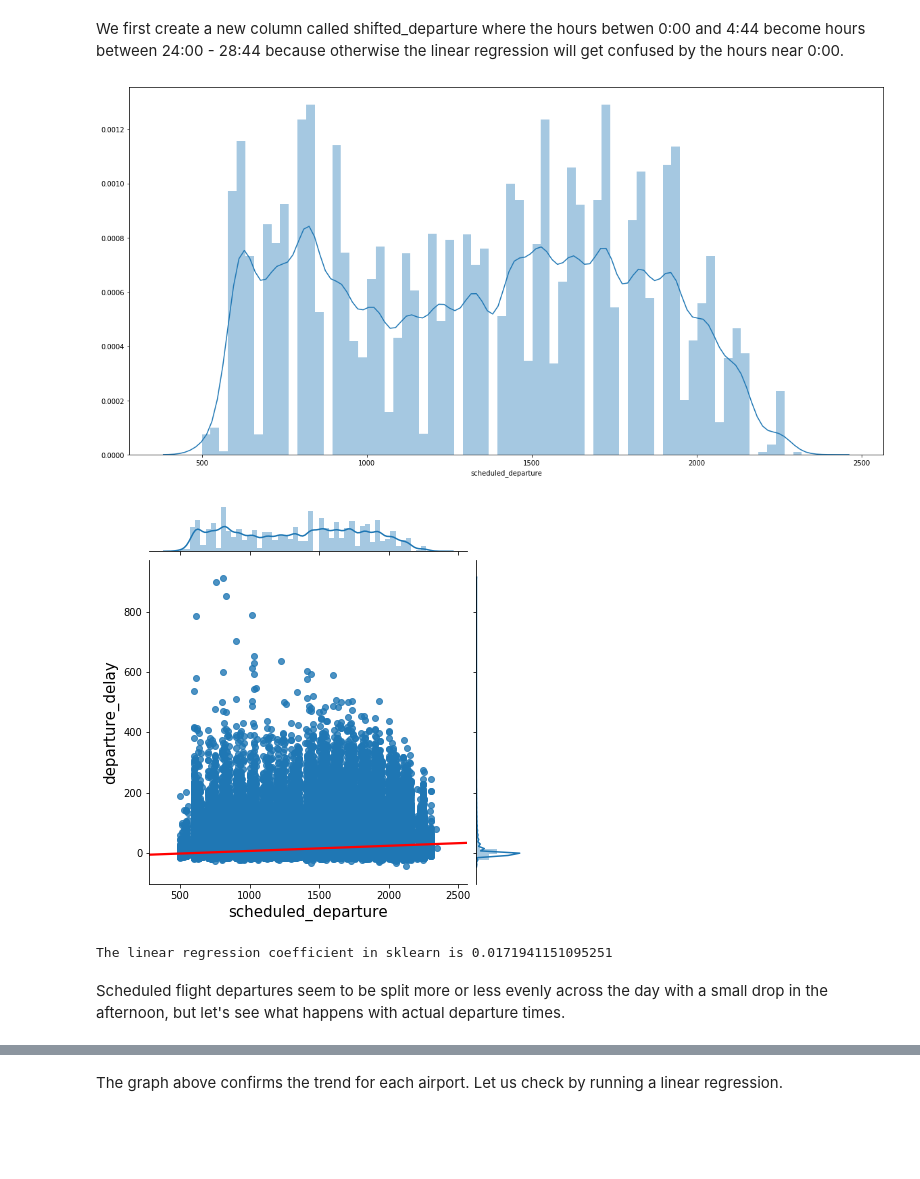
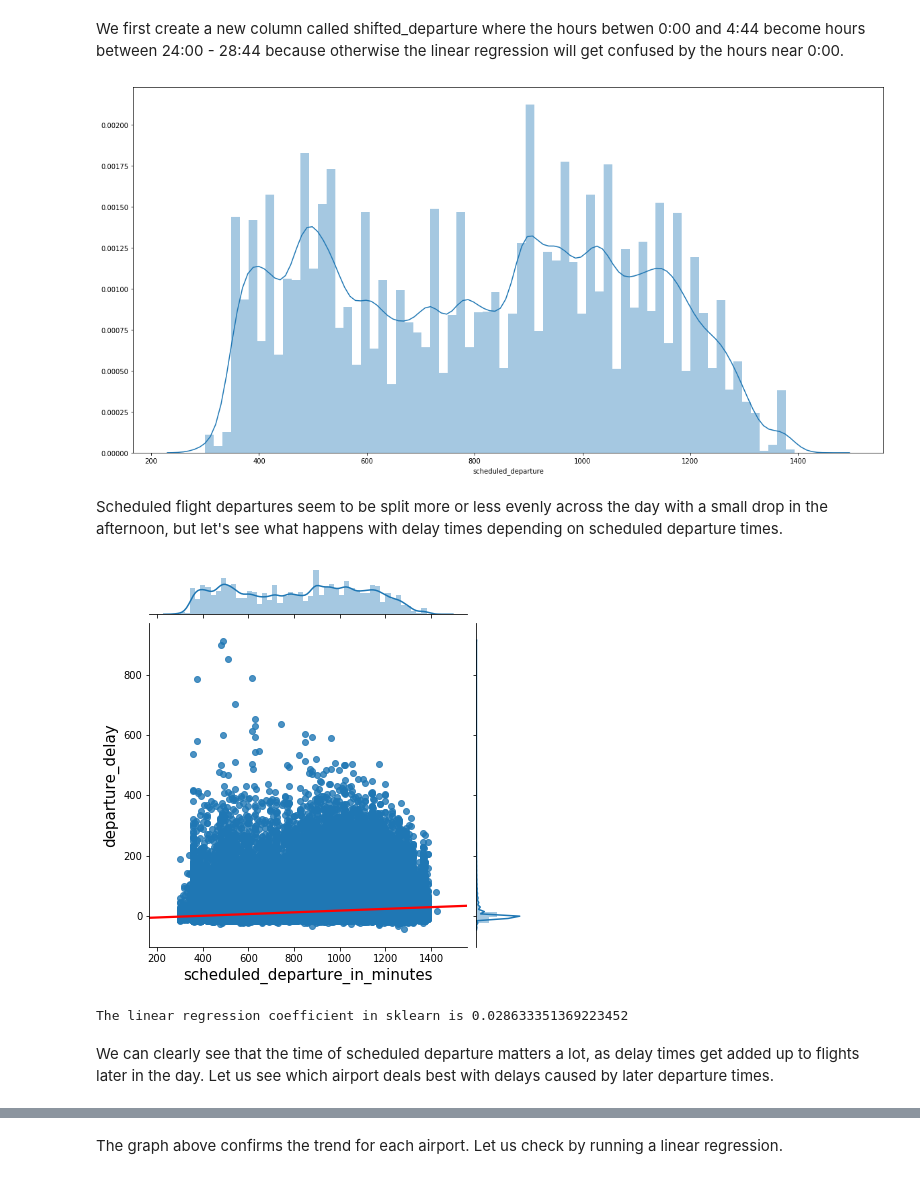
Before and after one commit to mihaihai/flight_data, a Jupyter notebook: A study of flight delays from NY.ipynb, the cells around one changed output, grey strips where cells are left out. Saved outputs shown, nothing was run; the diff lists cells and outputs as text; code cells hidden in the pictures; blank space fills up the shorter version.

Commit message:
fixed error about departure and scheduled_departure

```diff
--- a/A study of flight delays from NY.ipynb
+++ b/A study of flight delays from NY.ipynb
@@ -473,19 +473,24 @@ We first create a new column called shifted_departure where the hours betwen 0:0
 working['shifted_departure'] = working['departure']
 indexNames = working[working['departure']<earliest_departure_same_day].index
 working.loc[indexNames, 'shifted_departure']=working.loc[indexNames, 'shifted_departure'].add(2400)
+working['shifted_departure'] = working['shifted_departure'].apply(to_minutes_departure)
+# %%
+working['scheduled_departure_in_minutes'] = working['scheduled_departure'].apply(to_minutes_departure)
 # %%
 fig, ax = plt.subplots(figsize=(20,10))
-sns.distplot(working['scheduled_departure'], bins = 70)
+sns.distplot(working['scheduled_departure'].apply(to_minutes_departure), bins = 70)
 plt.show()
 # %% [output]
-[figure, old version]
+[figure, new version]
+# %% [markdown]
+Scheduled flight departures seem to be split more or less evenly across the day with a small drop in the afternoon, but let's see what happens with delay times depending on scheduled departure times.
 # %%
-plot_linear_regr(working, "scheduled_departure", "departure_delay")
+plot_linear_regr(working, "scheduled_departure_in_minutes", "departure_delay")
 # %% [output]
-[figure, old version]
+[figure, new version]
-The linear regression coefficient in sklearn is 0.0171941151095251
+The linear regression coefficient in sklearn is 0.028633351369223452
-# %% [markdown]
-Scheduled flight departures seem to be split more or less evenly across the day with a small drop in the afternoon, but let's see what happens with actual departure times.
+# %% [markdown]
+We can clearly see that the time of scheduled departure matters a lot, as delay times get added up to flights later in the day. Let us see which airport deals best with delays caused by later departure times.
 # %%
 plot_linear_regr(working, "shifted_departure", "departure_delay")
 # %% [output]
```
Also changed, not shown: parts of 9 cells of this notebook.
